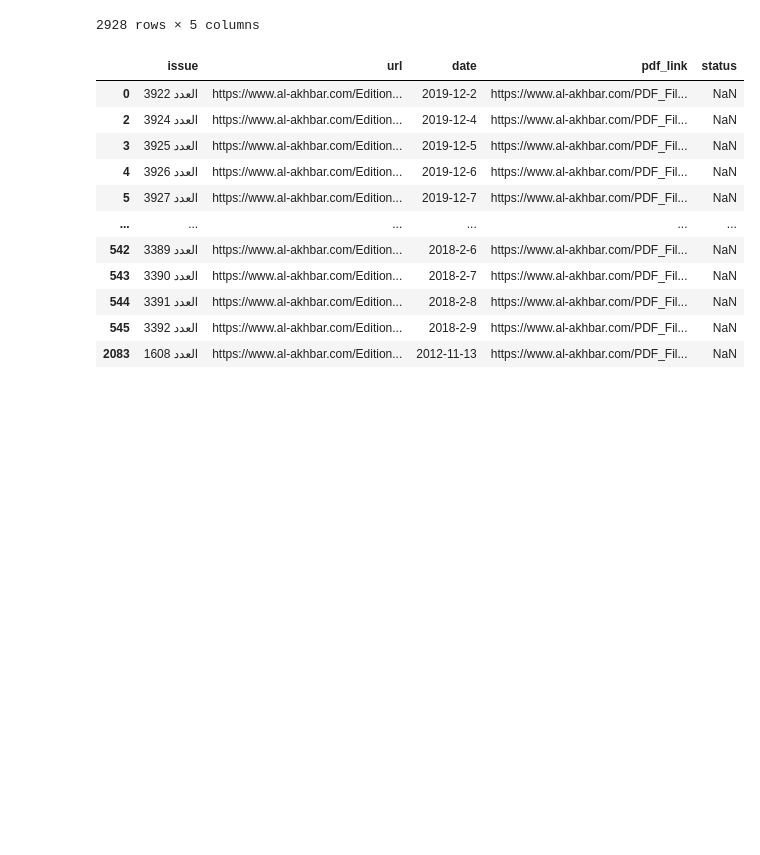
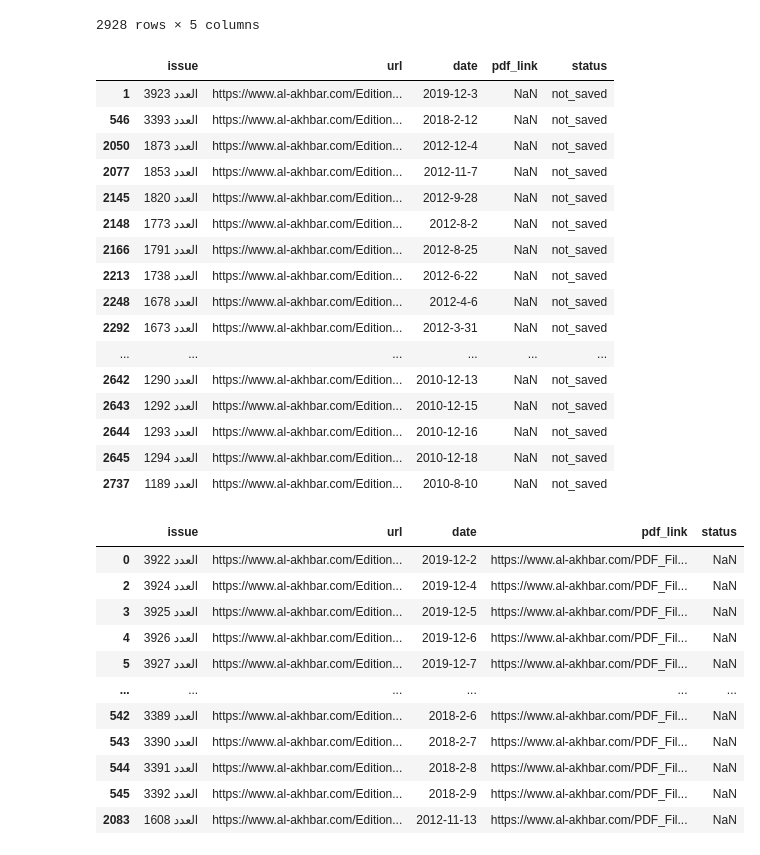
Before and after one commit to NoahDarwich/Leb_analysis, a Jupyter notebook: Notebooks/webscrape.ipynb, the cells around one changed output. Cells and saved outputs as stored; diff of their text form; code cells hidden in the pictures; blank space fills up the shorter version.

```diff
--- a/Notebooks/webscrape.ipynb
+++ b/Notebooks/webscrape.ipynb
@@ -228,6 +228,26 @@ df_results
 | 2926 | العدد 1031 | https://www.al-akhbar.com/Edition... | 2010-1-29 | https://www.al-akhbar.com/PDF_Fil... | saved |
 | 2927 | العدد 1032 | https://www.al-akhbar.com/Edition... | 2010-1-30 | https://www.al-akhbar.com/PDF_Fil... | saved |
 2928 rows × 5 columns
+# %%
+df_results[df_results['status'] == 'not_saved']
+# %% [output]
+|  | issue | url | date | pdf_link | status |
+| 1 | العدد 3923 | https://www.al-akhbar.com/Edition... | 2019-12-3 | NaN | not_saved |
+| 546 | العدد 3393 | https://www.al-akhbar.com/Edition... | 2018-2-12 | NaN | not_saved |
+| 2050 | العدد 1873 | https://www.al-akhbar.com/Edition... | 2012-12-4 | NaN | not_saved |
+| 2077 | العدد 1853 | https://www.al-akhbar.com/Edition... | 2012-11-7 | NaN | not_saved |
+| 2145 | العدد 1820 | https://www.al-akhbar.com/Edition... | 2012-9-28 | NaN | not_saved |
+| 2148 | العدد 1773 | https://www.al-akhbar.com/Edition... | 2012-8-2 | NaN | not_saved |
+| 2166 | العدد 1791 | https://www.al-akhbar.com/Edition... | 2012-8-25 | NaN | not_saved |
+| 2213 | العدد 1738 | https://www.al-akhbar.com/Edition... | 2012-6-22 | NaN | not_saved |
+| 2248 | العدد 1678 | https://www.al-akhbar.com/Edition... | 2012-4-6 | NaN | not_saved |
+| 2292 | العدد 1673 | https://www.al-akhbar.com/Edition... | 2012-3-31 | NaN | not_saved |
+| ... | ... | ... | ... | ... | ... |
+| 2642 | العدد 1290 | https://www.al-akhbar.com/Edition... | 2010-12-13 | NaN | not_saved |
+| 2643 | العدد 1292 | https://www.al-akhbar.com/Edition... | 2010-12-15 | NaN | not_saved |
+| 2644 | العدد 1293 | https://www.al-akhbar.com/Edition... | 2010-12-16 | NaN | not_saved |
+| 2645 | العدد 1294 | https://www.al-akhbar.com/Edition... | 2010-12-18 | NaN | not_saved |
+| 2737 | العدد 1189 | https://www.al-akhbar.com/Edition... | 2010-8-10 | NaN | not_saved |
 # %%
 df_notdone = df_results[(df_results['status']!='saved')&(df_results['status']!='not_saved')]
 df_notdone
```
Also changed, not shown: parts of 6 cells of this notebook, 1 other file.
